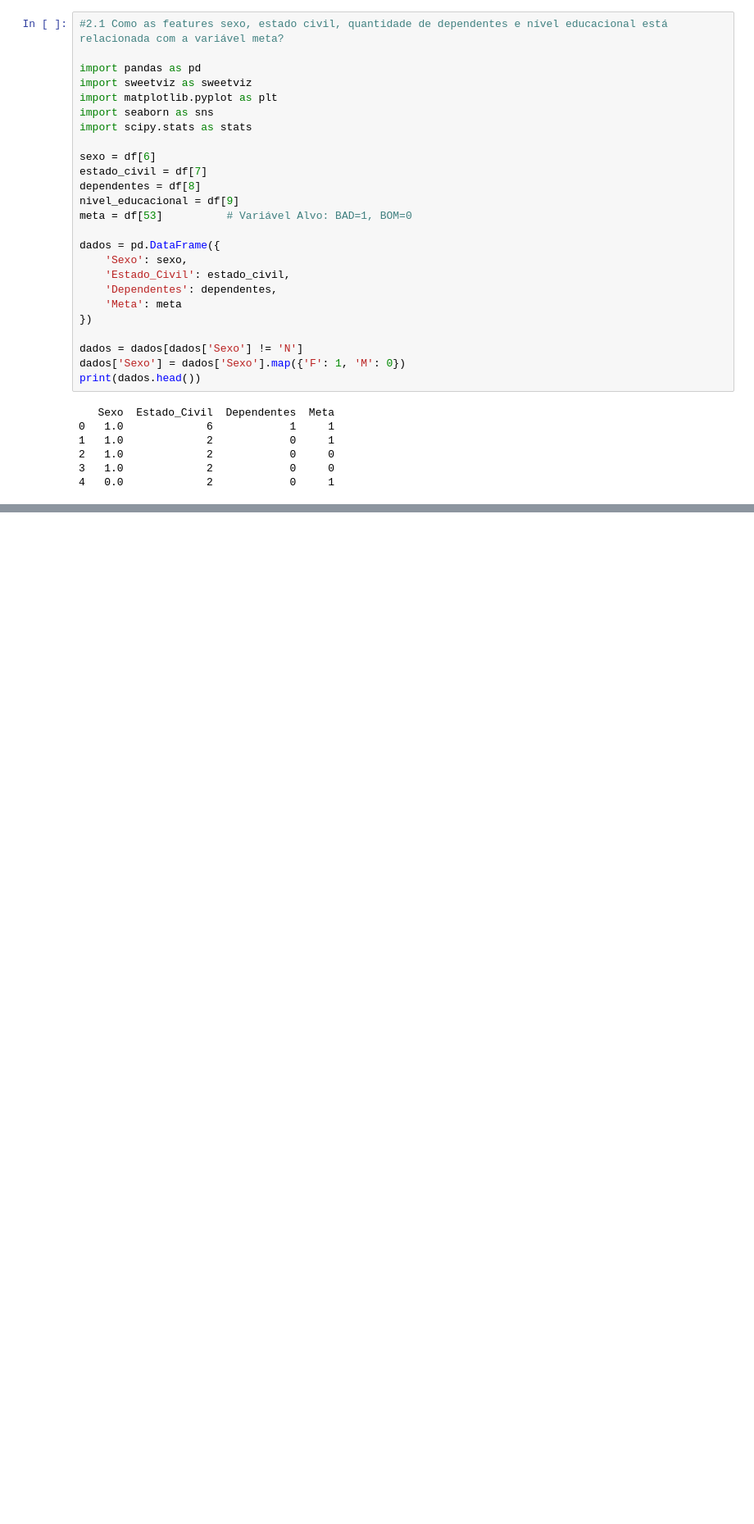
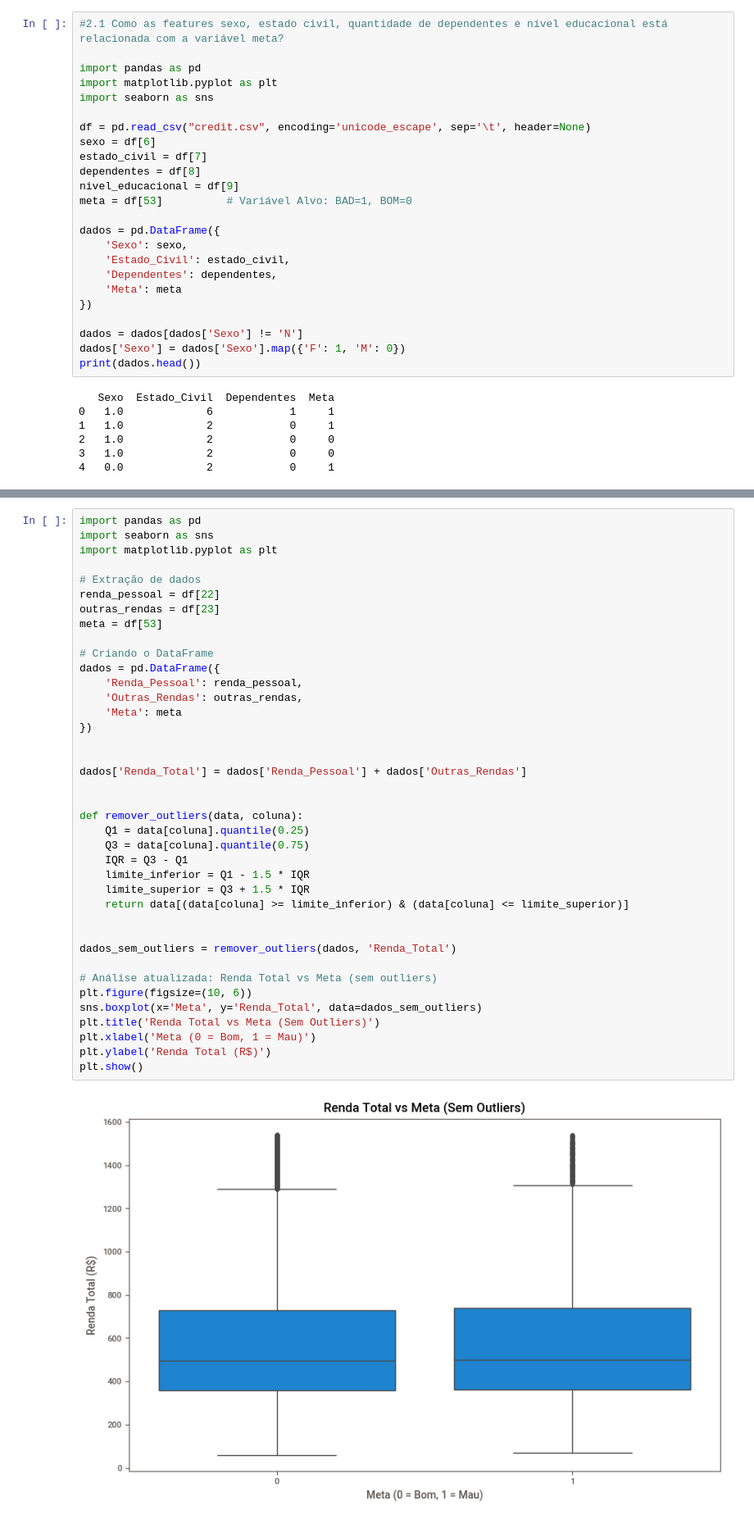
Before and after one commit to friozi/Data-processing-with-python, a Jupyter notebook: Trabalho_final_Python.ipynb, the cells around one changed output, grey strips where cells are left out. Shown at 82% size. Cells and saved outputs as stored; diff of their text form; blank space fills up the shorter version.

```diff
--- a/Trabalho_final_Python.ipynb
+++ b/Trabalho_final_Python.ipynb
@@ -68,11 +107,10 @@ Nível Educacional: Nível educacional em ordem gradual não informado. Nao usam
 #2.1 Como as features sexo, estado civil, quantidade de dependentes e nível educacional está relacionada com a variável meta?
 
 import pandas as pd
-import sweetviz as sweetviz
 import matplotlib.pyplot as plt
 import seaborn as sns
-import scipy.stats as stats
 
+df = pd.read_csv("credit.csv", encoding='unicode_escape', sep='\t', header=None)
 sexo = df[6]
 estado_civil = df[7]
 dependentes = df[8]
@@ -260,6 +304,47 @@ plt.show()
 [figure]
 [figure]
 [figure]
+# %%
+import pandas as pd
+import seaborn as sns
+import matplotlib.pyplot as plt
+
+# Extração de dados
+renda_pessoal = df[22]
+outras_rendas = df[23]
+meta = df[53]
+
+# Criando o DataFrame
+dados = pd.DataFrame({
+    'Renda_Pessoal': renda_pessoal,
+    'Outras_Rendas': outras_rendas,
+    'Meta': meta
+})
+
+
+dados['Renda_Total'] = dados['Renda_Pessoal'] + dados['Outras_Rendas']
+
+
+def remover_outliers(data, coluna):
+    Q1 = data[coluna].quantile(0.25)
+    Q3 = data[coluna].quantile(0.75)
+    IQR = Q3 - Q1
+    limite_inferior = Q1 - 1.5 * IQR
+    limite_superior = Q3 + 1.5 * IQR
+    return data[(data[coluna] >= limite_inferior) & (data[coluna] <= limite_superior)]
+
+
+dados_sem_outliers = remover_outliers(dados, 'Renda_Total')
+
+# Análise atualizada: Renda Total vs Meta (sem outliers)
+plt.figure(figsize=(10, 6))
+sns.boxplot(x='Meta', y='Renda_Total', data=dados_sem_outliers)
+plt.title('Renda Total vs Meta (Sem Outliers)')
+plt.xlabel('Meta (0 = Bom, 1 = Mau)')
+plt.ylabel('Renda Total (R$)')
+plt.show()
+# %% [output]
+[figure, added]
 # %% [markdown]
 # 2.5  A idade interfere na classificação do pagador?
 RESPOSTA: Sim, a idade interfere na classificação do pagador: Jovens têm maior probabilidade de serem maus pagadores. A adimplência aumenta entre adultos e idosos, sugerindo que idade e experiência financeira podem ser fatores determinantes na capacidade de pagamento.
```
Also changed, not shown: parts of 7 cells of this notebook.
